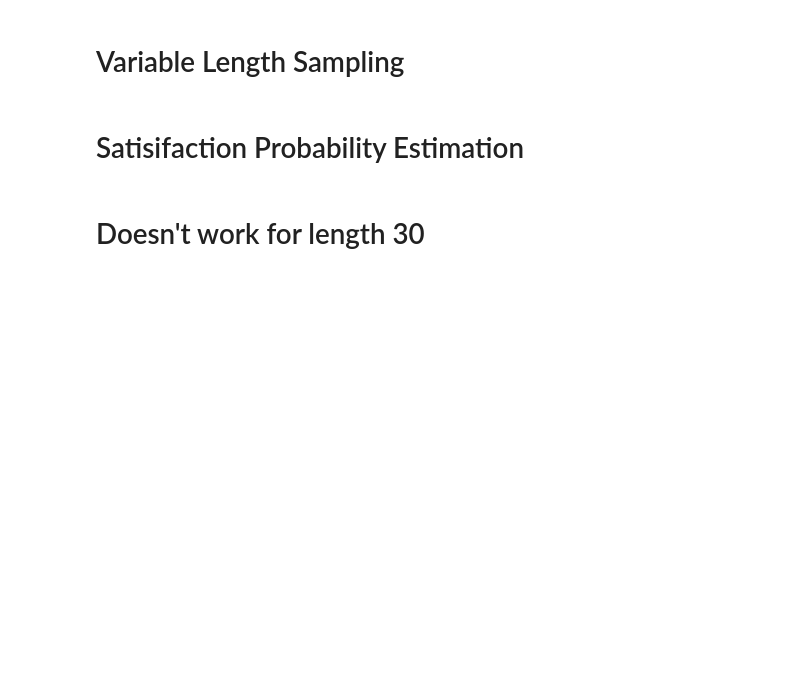
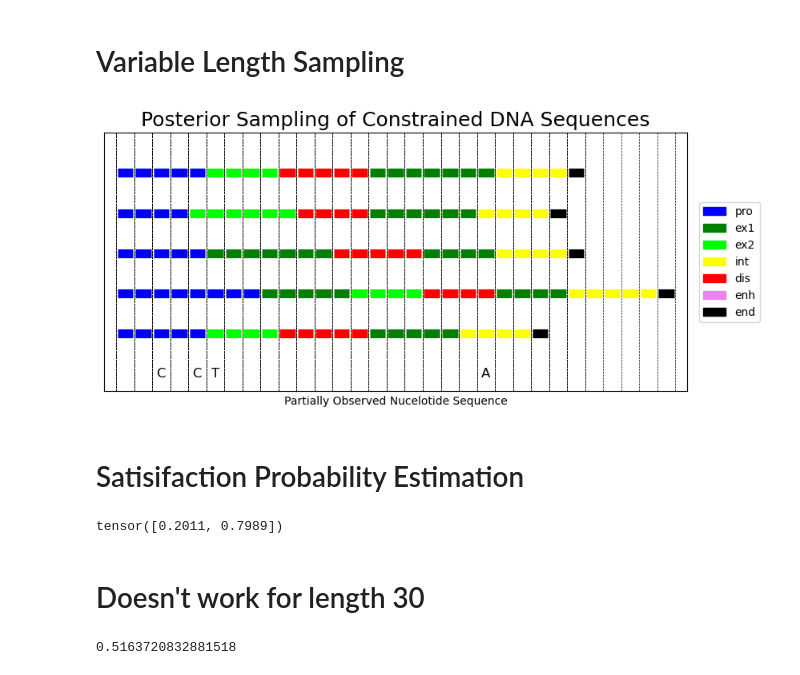
Before and after one commit to sandialabs/conin, a Jupyter notebook: conin/mediation_variables/ICML26_code/dna_FFBS.ipynb, the cells around one changed output. Cells and saved outputs as stored; diff of their text form; code cells hidden in the pictures; blank space fills up the shorter version.

```diff
--- a/conin/mediation_variables/ICML26_code/dna_FFBS.ipynb
+++ b/conin/mediation_variables/ICML26_code/dna_FFBS.ipynb
@@ -1375,3 +1455,13 @@ length
+# %%
+n_samples = 5
+sample_list = []
+for i in range(n_samples):
+    sample_path, length = variable_length_sampling(end_hmm, timecst_list, samplecst_list, (50,emit_dict2), min_time = 20, pro_before = 10, dtype = torch.float32,  device = 'cpu', debug = False)
+    sample_list.append(sample_path)
+# %%
+plot_sequences(sample_list, emit_dict2, colors)
+# %% [output]
+[figure, added]
 # %% [markdown]
 # Satisifaction Probability Estimation
 # %%
@@ -1448,3 +1538,7 @@ probs[0]
+# %%
+probs
+# %% [output]
+tensor([0.2011, 0.7989])
 # %% [markdown]
 # Doesn't work for length 30
 # %%
@@ -1457,2 +1551,6 @@ for b in range(B):
     prob_dis.append(probs[0].item())
+# %%
+np.array(prob_dis).mean()
+# %% [output]
+0.5163720832881518
 # %%
```
Also changed, not shown: parts of 21 cells of this notebook.
